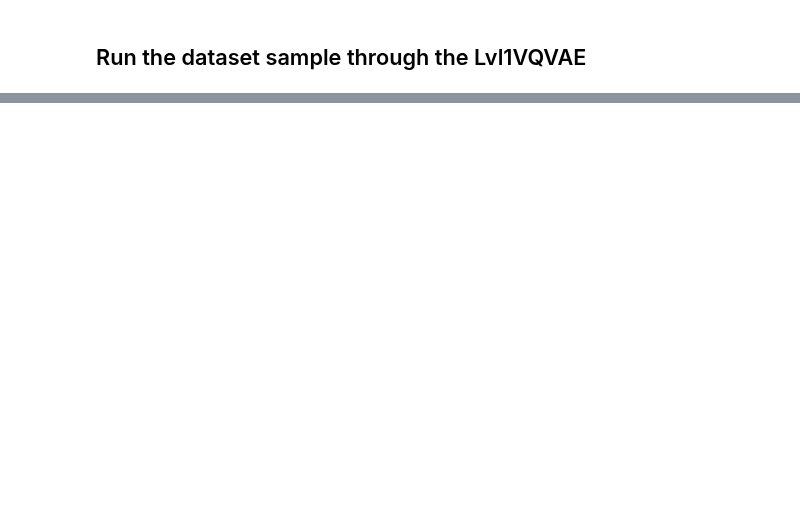
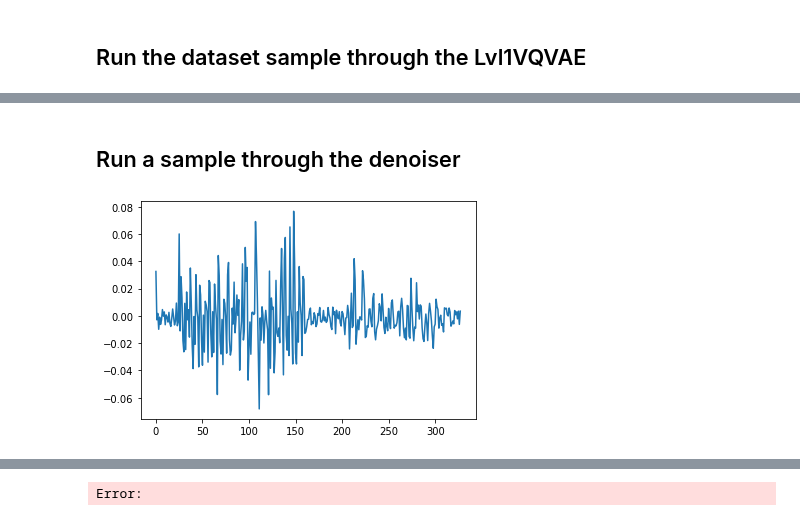
Before and after one commit to VovaTch/Infected_hdiff, a Jupyter notebook: test_lvl1_vqvae.ipynb, the cells around one changed output, grey strips where cells are left out. Saved outputs shown, nothing was run; the diff lists cells and outputs as text; code cells hidden in the pictures; blank space fills up the shorter version.

Commit message:
Now can train and test the denoiser

```diff
--- a/test_lvl1_vqvae.ipynb
+++ b/test_lvl1_vqvae.ipynb
@@ -119,0 +115,10 @@ TypeError: __init__() got an unexpected keyword argument 'device'
+# %%
+from models.unet_denoiser import WaveUNet_Denoiser
+weights_path = 'model_weights/denoiser.ckpt'
+cfg_path = 'config/denoiser_config.yaml'
+with open(cfg_path, "r") as f:
+    cfg_dict = yaml.safe_load(f)
+cfg_den = {**cfg_dict['model'], **cfg_dict['learning']}
+denoiser = WaveUNet_Denoiser(**cfg_den)
+denoiser = denoiser.load_from_checkpoint(weights_path, **cfg_den, strict=False).to(device=device)
+denoiser.eval()
@@ -119,0 +143,11 @@ TypeError: __init__() got an unexpected keyword argument 'device'
+# %% [markdown]
+## Run a sample through the denoiser
+# %%
+output = denoiser(music_sample_rec.unsqueeze(0))
+music_sample_den = output['output'][0]
+plt.plot(music_sample_den[0, ::100].cpu().detach().numpy())
+plt.show()
+torchaudio.save('sample_out.mp3', music_sample_den.cpu().detach(), 44100, format='mp3')
+IPython.display.Audio(filename="sample_out.mp3")
+# %% [output]
+[figure, added]
@@ -119,0 +155 @@ TypeError: __init__() got an unexpected keyword argument 'device'
+Error:
```
Also changed, not shown: parts of 6 cells of this notebook, 3 other files.
